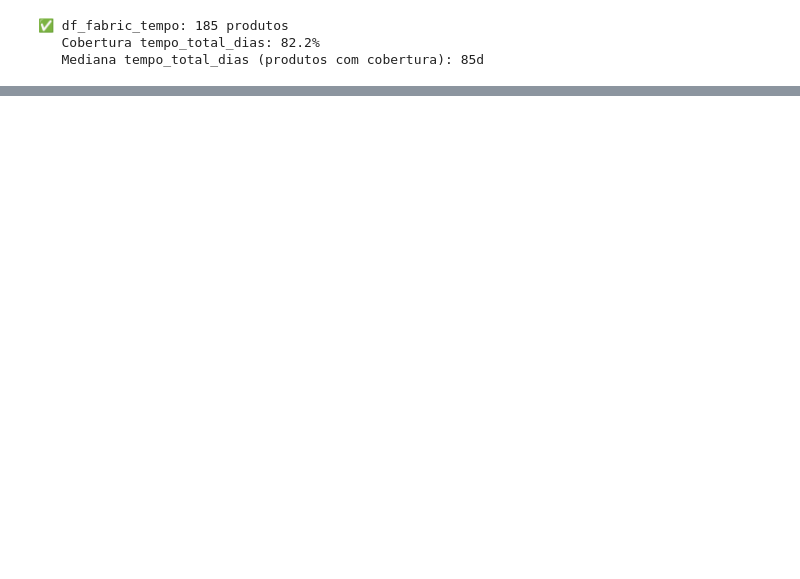
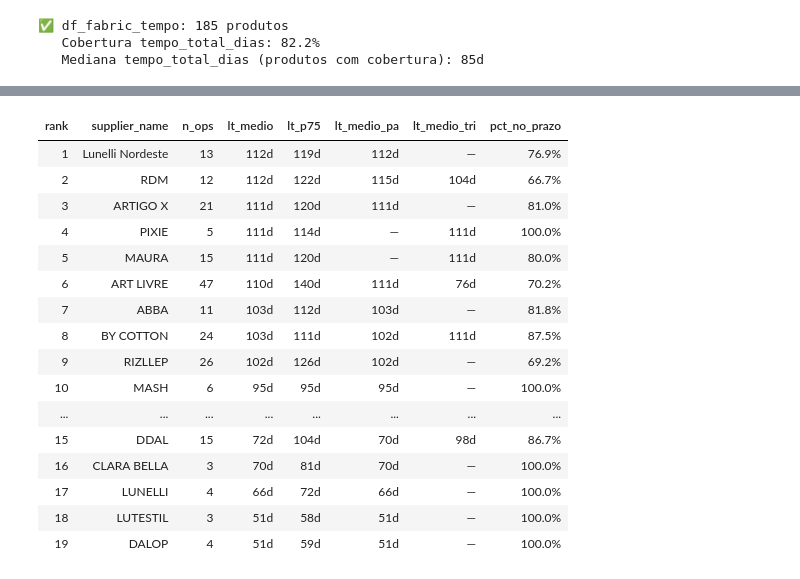
Before and after one commit to LucasRato27/LA_Coding_Projects, a Jupyter notebook: analytics/lead_time/lead_time_dashboard.ipynb, the cells around one changed output, grey strips where cells are left out. Drawn from its saved outputs; the diff is of its cells as text; code cells hidden in the pictures; blank space fills up the shorter version.

```diff
--- a/analytics/lead_time/lead_time_dashboard.ipynb
+++ b/analytics/lead_time/lead_time_dashboard.ipynb
@@ -2159,0 +2160,65 @@ print(
+# %%
+# Célula R1 — Ranking por Fornecedor: Lead Time Médio por Fornecedor
+# Uma linha por fornecedor; PA e Tri exibidos como colunas separadas.
+# Ordenação: maior lead time médio geral no topo.
+
+MIN_OPS_R1 = 3
+
+# Funções de cor reutilizadas pela Célula R2
+def _color_desvio(v):
+    if pd.isna(v): return ''
+    if v > 20:  return f"background-color:{COLORS['status_critico']}; color:white; font-weight:600"
+    if v >  0:  return 'background-color:#fef3c7; color:#92400e'
+    return f"background-color:{COLORS['status_ok']}; color:white; font-weight:600"
+
+def _color_fluxo_r1(v):
+    if v == 'PA':  return f"background-color:{COLORS['fluxo_pa']}; color:white; font-weight:600; text-align:center"
+    if v == 'Tri': return f"background-color:{COLORS['fluxo_tri']}; color:#374151; font-weight:600; text-align:center"
+    return ''
+
+# ── Lead time médio geral por fornecedor ──────────────────────────────────
+_geral = (
+    df_ops
+    .groupby('supplier_name')
+    .agg(
+        n_ops        = ('op_code',            'count'),
+        lt_medio     = ('lead_time_realizado', 'mean'),
+        lt_p75       = ('lead_time_realizado', lambda x: x.quantile(0.75)),
+        pct_no_prazo = ('dentro_do_prazo',     lambda x: x.mean() * 100),
+    )
+    .reset_index()
+)
+
+# ── Lead time médio por fluxo (PA e Tri como colunas) ────────────────────
+_por_fluxo = (
+    df_ops
+    .groupby(['supplier_name', 'is_finished_product_order'])['lead_time_realizado']
+    .mean()
+    .unstack('is_finished_product_order')
+    .rename(columns={True: 'lt_medio_pa', False: 'lt_medio_tri'})
+    .reset_index()
+)
+
+_ranking = _geral.merge(_por_fluxo, on='supplier_name', how='left')
+_ranking = _ranking[_ranking['n_ops'] >= MIN_OPS_R1].copy()
+_ranking = _ranking.sort_values('lt_medio', ascending=False).reset_index(drop=True)
+_ranking.insert(0, 'rank', _ranking.index + 1)
+
+print(f'📊 Ranking de Fornecedores por Lead Time Médio | {len(_ranking)} fornecedores | mín {MIN_OPS_R1} OPs')
+
+_display_r1 = ['rank', 'supplier_name', 'n_ops', 'lt_medio', 'lt_p75', 'lt_medio_pa', 'lt_medio_tri', 'pct_no_prazo']
+
+(_ranking[_display_r1]
+    .style
+    .background_gradient(subset=['lt_medio', 'lt_p75', 'lt_medio_pa', 'lt_medio_tri'], cmap='Reds', axis=None)
+    .background_gradient(subset=['pct_no_prazo'], cmap='Greens', axis=None)
+    .format({
+        'lt_medio':     '{:.0f}d',
+        'lt_p75':       '{:.0f}d',
+        'lt_medio_pa':  '{:.0f}d',
+        'lt_medio_tri': '{:.0f}d',
+        'pct_no_prazo': '{:.1f}%',
+    }, na_rep='—')
+    .hide(axis='index')
+)
+# %% [output]
@@ -2159,0 +2226,17 @@ print(
+| rank | supplier_name | n_ops | lt_medio | lt_p75 | lt_medio_pa | lt_medio_tri | pct_no_prazo |
+| 1 | Lunelli Nordeste | 13 | 112d | 119d | 112d | — | 76.9% |
+| 2 | RDM | 12 | 112d | 122d | 115d | 104d | 66.7% |
+| 3 | ARTIGO X | 21 | 111d | 120d | 111d | — | 81.0% |
+| 4 | PIXIE | 5 | 111d | 114d | — | 111d | 100.0% |
+| 5 | MAURA | 15 | 111d | 120d | — | 111d | 80.0% |
+| 6 | ART LIVRE | 47 | 110d | 140d | 111d | 76d | 70.2% |
+| 7 | ABBA | 11 | 103d | 112d | 103d | — | 81.8% |
+| 8 | BY COTTON | 24 | 103d | 111d | 102d | 111d | 87.5% |
+| 9 | RIZLLEP | 26 | 102d | 126d | 102d | — | 69.2% |
+| 10 | MASH | 6 | 95d | 95d | 95d | — | 100.0% |
+| ... | ... | ... | ... | ... | ... | ... | ... |
+| 15 | DDAL | 15 | 72d | 104d | 70d | 98d | 86.7% |
+| 16 | CLARA BELLA | 3 | 70d | 81d | 70d | — | 100.0% |
+| 17 | LUNELLI | 4 | 66d | 72d | 66d | — | 100.0% |
+| 18 | LUTESTIL | 3 | 51d | 58d | 51d | — | 100.0% |
+| 19 | DALOP | 4 | 51d | 59d | 51d | — | 100.0% |
```
Also changed, not shown: parts of 15 cells of this notebook, 51 other files.
